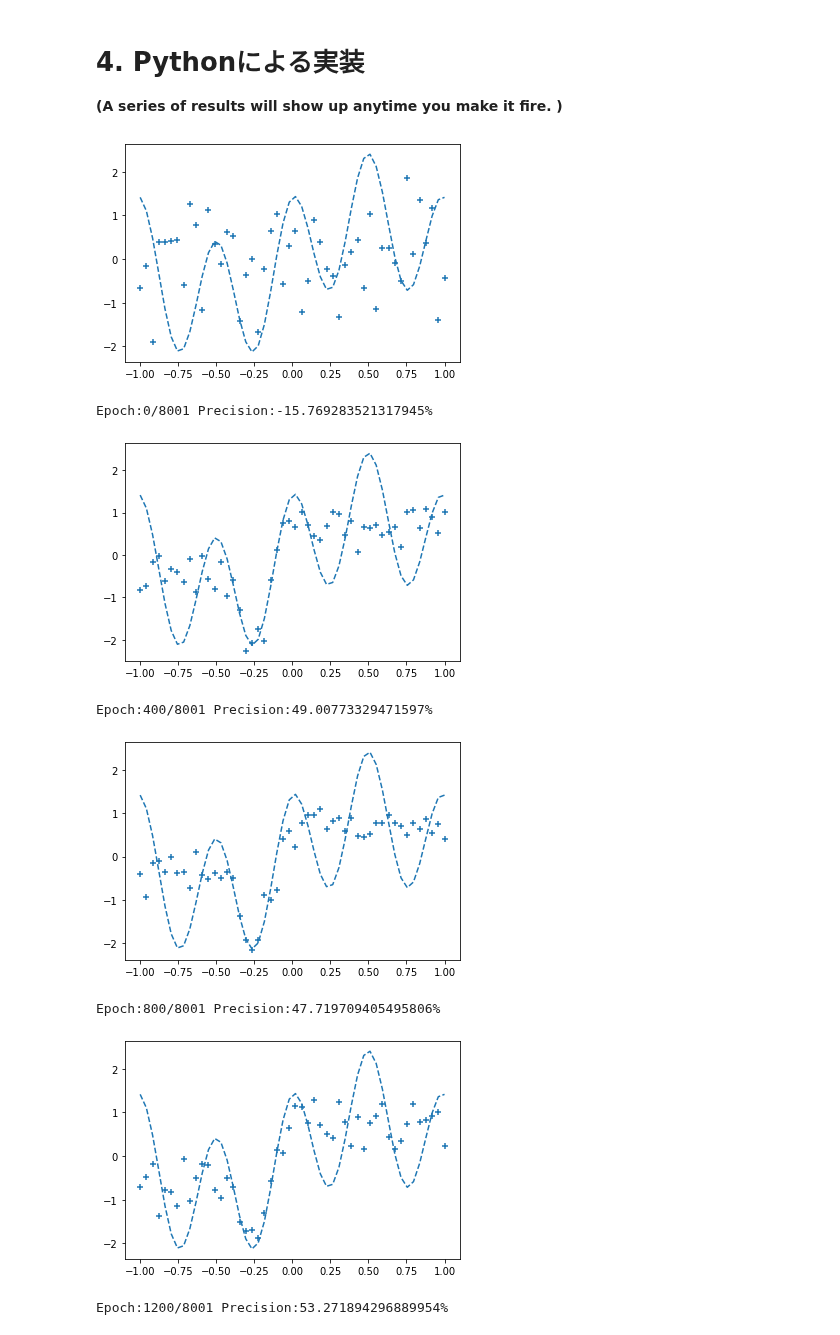
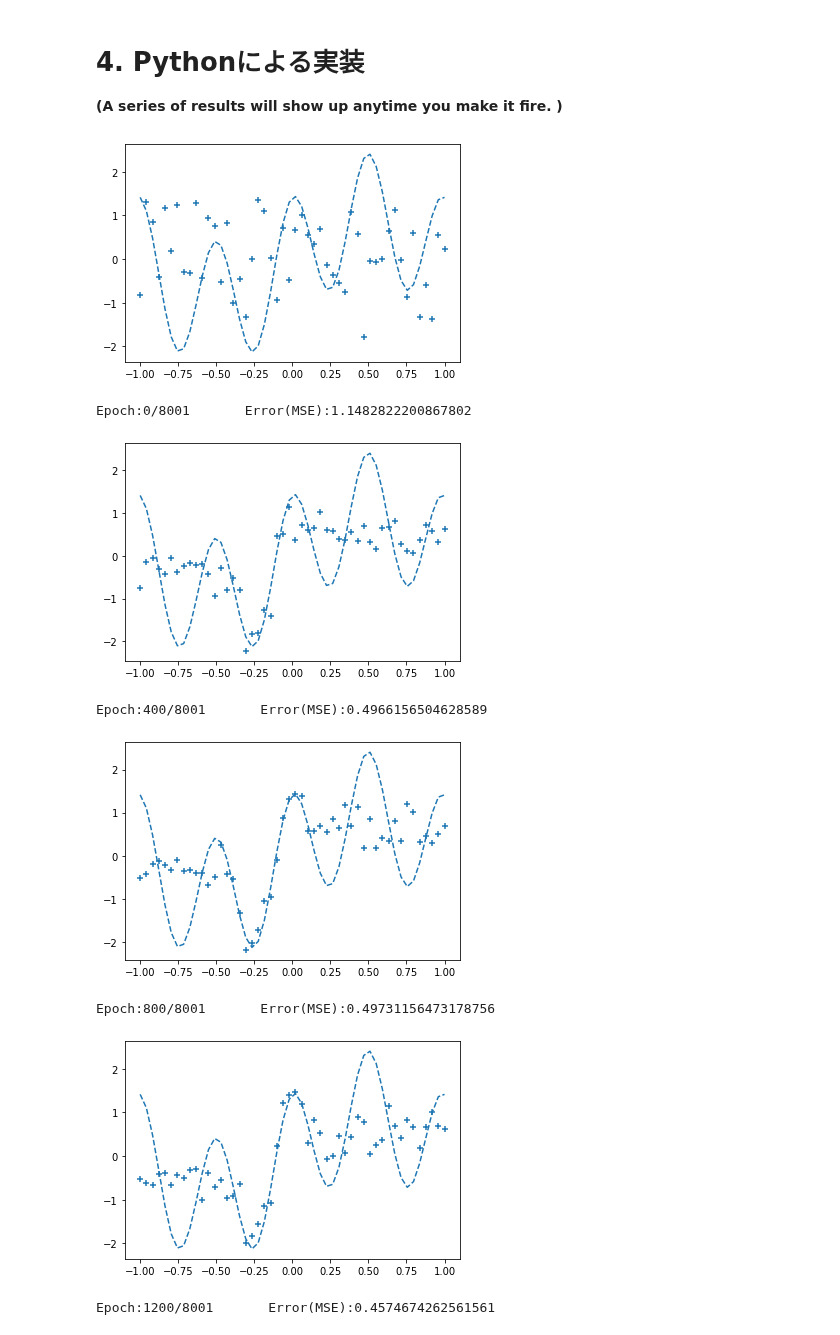
Before and after one commit to solaris0051/simpleNN, a Jupyter notebook: in_1n_mid_12n_x4_out_1n.ipynb, the cells around one changed output. Cells and saved outputs as stored; diff of their text form; code cells hidden in the pictures.

```diff
--- a/in_1n_mid_12n_x4_out_1n.ipynb
+++ b/in_1n_mid_12n_x4_out_1n.ipynb
@@ -348,8 +348,8 @@ n_in = 1   # the number of neurons at the input layer
 n_mid = 12 # the number of neurons at the hidden layers
 n_out = 1  # the number of neurons at the output layer
 
-wb_width = 0.59912 # initial width of weight and bias
-eta = 0.11257      # initial learning coefficient
+wb_width = 0.66612   # initial width of weight and bias
+eta = 0.16671        # initial learning coefficient
 epoch = 8001       # online batch, meaning its size is one.
 interval = 400     # initial monitoring interval
 
@@ -383,7 +383,7 @@ class OutputLayer(BaseLayer):
     def forward(self, x):  # method for forward-propagation
         self.x = x
         u = np.dot(x, self.w) + self.b  # [u] = [X][W] + [B]
-        self.y = u   # [Y] = [u] = [X][W] + [B]
+        self.y = u   # [Y] = [u] = [X][W] + [B]  use identity function for activaion
 
     def backward(self, t):  # method for backward-propagation
         delta = self.y - t # [delta] = [Y] - [T] (raw loss)
@@ -430,40 +430,40 @@ for i in range(epoch):
         hidden_layer3.backward(hidden_layer4.grad_x)
         hidden_layer2.backward(hidden_layer3.grad_x)
         hidden_layer1.backward(hidden_layer2.grad_x)
 
         # update weight and bias (method of update defined in the class BaseLayer)
         hidden_layer1.update(eta)
         hidden_layer2.update(eta)
         hidden_layer3.update(eta)
         hidden_layer4.update(eta)
         output_layer.update(eta)
 
         if i%interval == 0:
 
             y = output_layer.y[0][0]  # get a number (from matrix) as a learned one in the output layer.
 
             # error estimation by loss function (apply mean square error)
             total_error += 1.0/2.0*np.sum(np.square(y - t))
 
             # store outputs learned
             plot_x.append(x)
             plot_y.append(y)
 
     if i%interval == 0:
 
         # plot outpus
         plt.plot(input_data, correct_data, linestyle="dashed")
         plt.scatter(plot_x, plot_y, marker="+")
         plt.show()
 
-        # print epoch number and precision
-        print("Epoch:" + str(i) + "/" + str(epoch), "Precision:" + str(((1 - total_error/n_data)) * 100) + "%")
+        # print epoch number and error(MSE)
+        print("Epoch:" + str(i) + "/" + str(epoch),'     ',"Error(MSE):" + str(total_error/n_data))
 # %% [output]
-[figure, old version]
+[figure, new version]
-Epoch:0/8001 Precision:-15.769283521317945%
+Epoch:0/8001       Error(MSE):1.1482822200867802
-[figure, old version]
+[figure, new version]
-Epoch:400/8001 Precision:49.00773329471597%
+Epoch:400/8001       Error(MSE):0.4966156504628589
-[figure, old version]
+[figure, new version]
-Epoch:800/8001 Precision:47.719709405495806%
+Epoch:800/8001       Error(MSE):0.49731156473178756
-[figure, old version]
+[figure, new version]
-Epoch:1200/8001 Precision:53.271894296889954%
+Epoch:1200/8001       Error(MSE):0.4574674262561561
```
Also changed, not shown: parts of 1 cell of this notebook.
